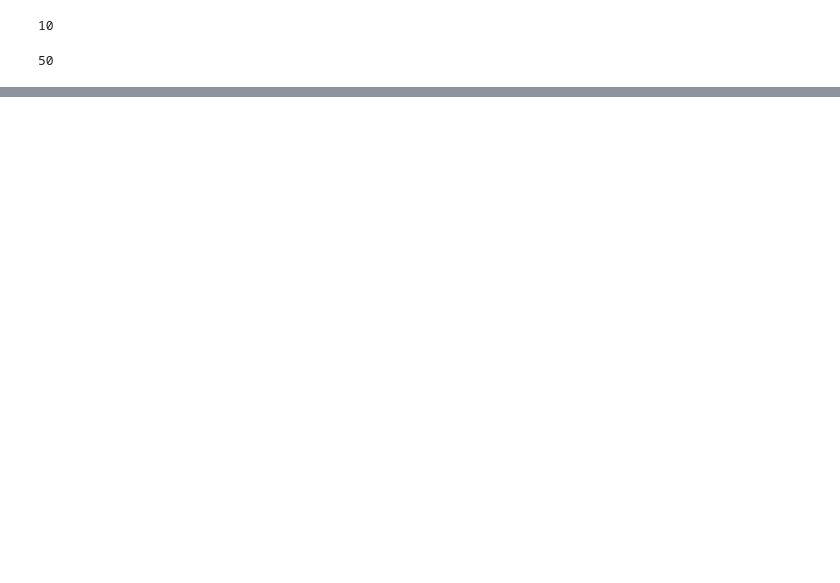
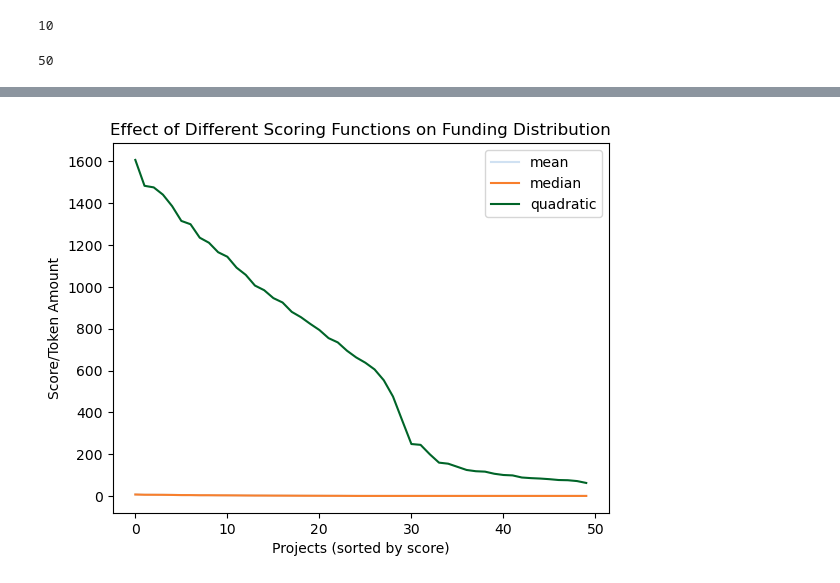
Before and after one commit to CELtd/voting_mechanism_design, a Jupyter notebook: notebooks/quorum_example.ipynb, the cells around one changed output, grey strips where cells are left out. Drawn from its saved outputs; the diff is of its cells as text; code cells hidden in the pictures; blank space fills up the shorter version.

```diff
--- a/notebooks/quorum_example.ipynb
+++ b/notebooks/quorum_example.ipynb
@@ -121,0 +65,13 @@ NameError: name 'project_index' is not defined
+# %%
+badgeholders.reset_all()  # Call this before each simulation run dont think this is important anymore but im leaving it in
+
+# create and run a simulation
+simulation_obj = RoundSimulation(
+    badgeholder_population=badgeholders,
+    projects=project_population,
+    funding_design=fund_distribution_model,
+)
+
+projects = project_population.get_projects()
+
+simulation_obj.run(cast_votes_kwargs={'projects': projects})
@@ -121,0 +188,26 @@ NameError: name 'project_index' is not defined
+# %%
+# Plotting
+plt.figure()
+cmap_means = plt.get_cmap('Blues')
+cmap_medians = plt.get_cmap('Oranges')
+cmap_quadratics = plt.get_cmap('Greens')
+cmap_access_vec = np.linspace(0.2, 0.9, len(pass_results))
+
+for p in pass_results:
+    if p['score_fn'] == 'mean':
+        cc = cmap_means(cmap_access_vec[0])
+        plt.plot(sorted(p['project_scores'], reverse=True), color=cc, label='mean' if cmap_access_vec[0] == cmap_access_vec[0] else "")
+    elif p['score_fn'] == 'median':
+        cc = cmap_medians(cmap_access_vec[1])
+        plt.plot(sorted(p['project_scores'], reverse=True), color=cc, label='median' if cmap_access_vec[1] == cmap_access_vec[1] else "")
+    elif p['score_fn'] == 'quadratic':
+        cc = cmap_quadratics(cmap_access_vec[2])
+        plt.plot(sorted(p['project_scores'], reverse=True), color=cc, label='quadratic' if cmap_access_vec[2] == cmap_access_vec[2] else "")
+
+plt.xlabel('Projects (sorted by score)')
+plt.ylabel('Score/Token Amount')
+plt.title('Effect of Different Scoring Functions on Funding Distribution')
+plt.legend()
+plt.show()
+# %% [output]
+[figure, added]
```
Also changed, not shown: parts of 15 cells of this notebook, 1 other file.
